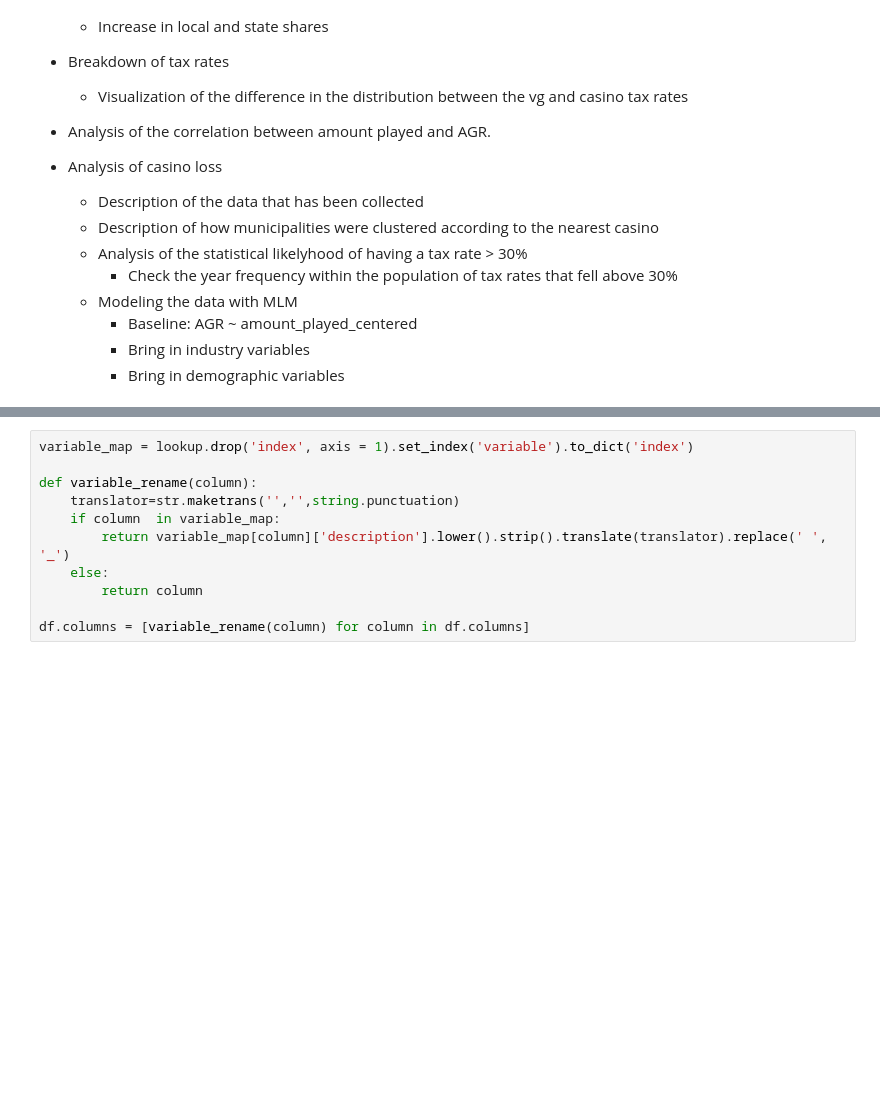
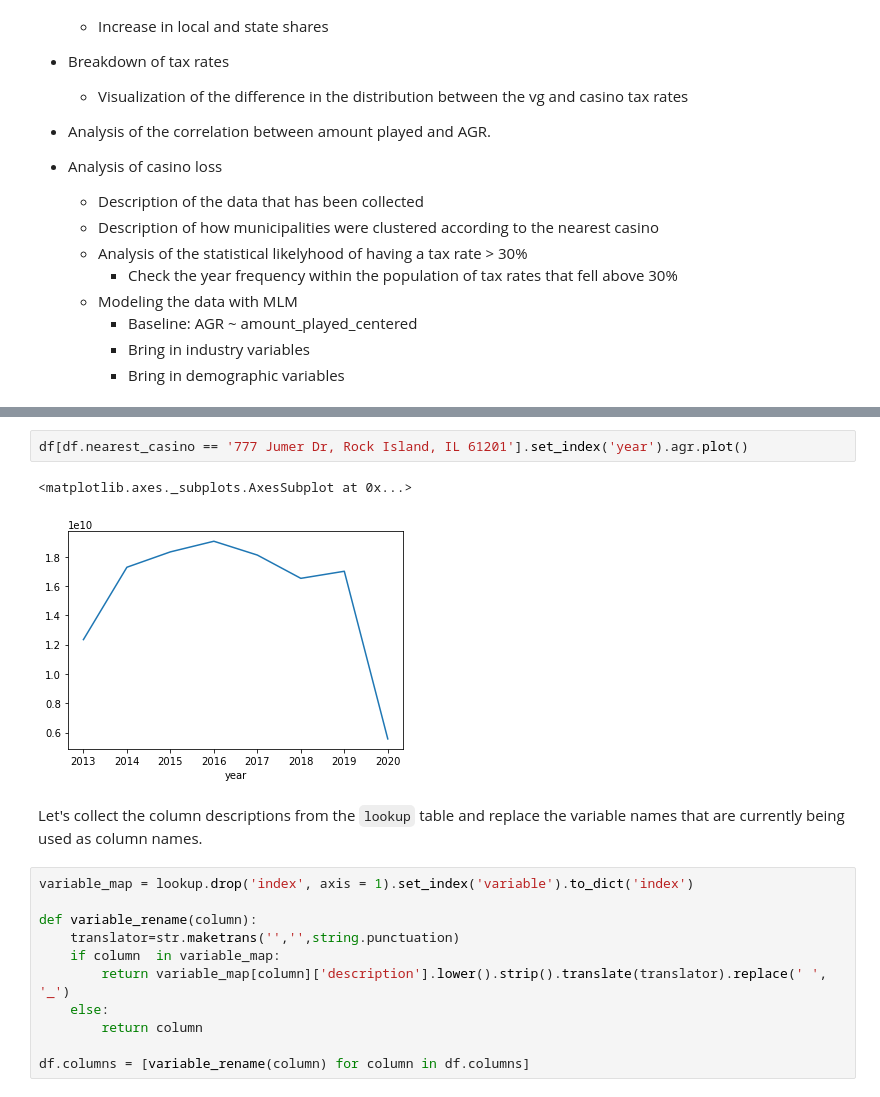
Before and after one commit to joelsewhere/illinois-gaming, a Jupyter notebook: notebooks/eda.ipynb, the cells around one changed output, grey strips where cells are left out. Cells and saved outputs as stored; diff of their text form; blank space fills up the shorter version.

```diff
--- a/notebooks/eda.ipynb
+++ b/notebooks/eda.ipynb
@@ -245,3 +264,10 @@ df = query(q)
+# %%
+df[df.nearest_casino == '777 Jumer Dr, Rock Island, IL 61201'].set_index('year').agr.plot()
+# %% [output]
+<matplotlib.axes._subplots.AxesSubplot at 0x...>
+[figure, added]
+# %% [markdown]
+Let's collect the column descriptions from the `lookup` table and replace the variable names that are currently being used as column names.
 # %%
 variable_map = lookup.drop('index', axis = 1).set_index('variable').to_dict('index')
 
```
Also changed, not shown: parts of 53 cells of this notebook, 2 other files.
